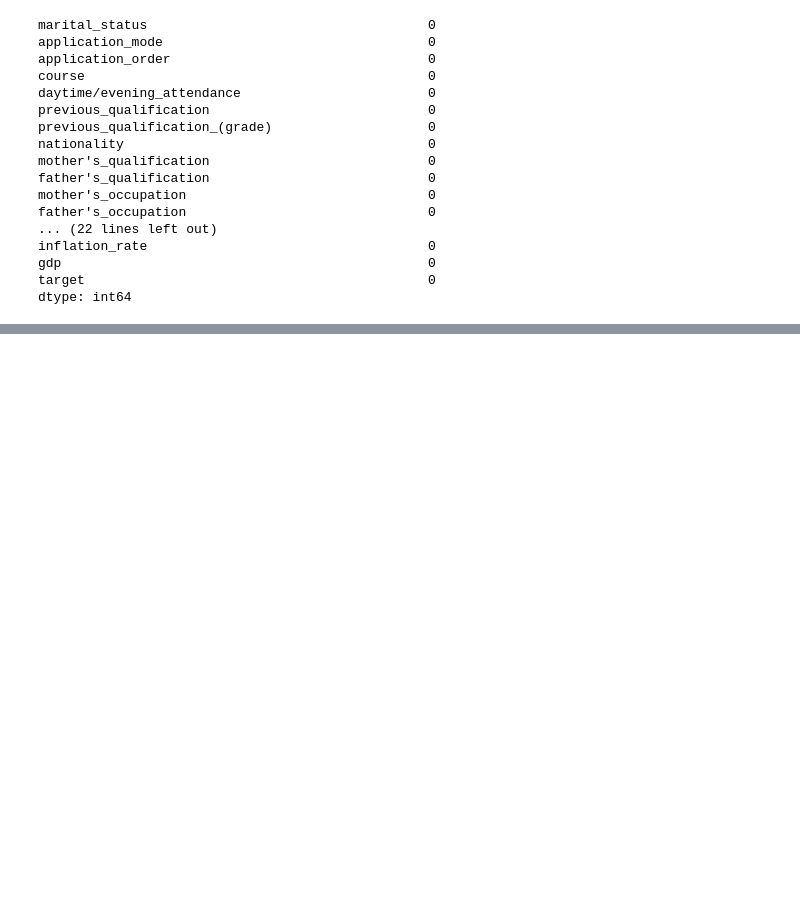
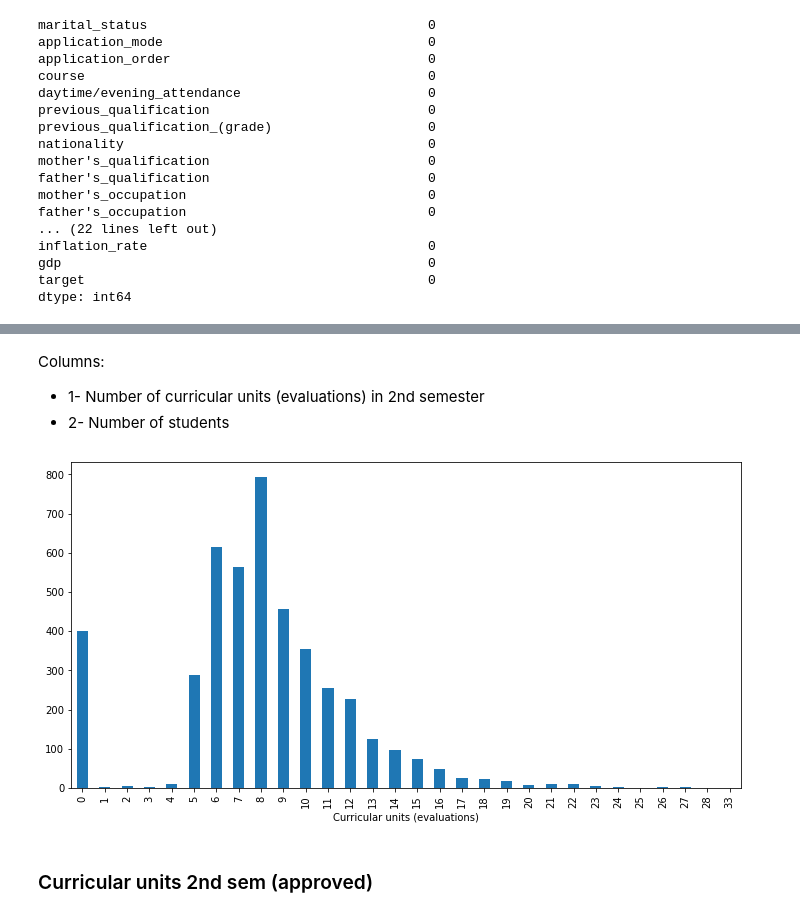
Before and after one commit to AndreJacobsPy/ai-academy-capstone, a Jupyter notebook: exploration.ipynb, the cells around one changed output, grey strips where cells are left out. Cells and saved outputs as stored; diff of their text form; code cells hidden in the pictures; blank space fills up the shorter version.

```diff
--- a/exploration.ipynb
+++ b/exploration.ipynb
@@ -662,0 +754,3 @@ dtype: int64
+# %%
+units_2nd_sem_evaluations = df['curricular_units_2nd_sem_(evaluations)'].value_counts().sort_index()
+units_2nd_sem_evaluations
@@ -662,0 +775,10 @@ dtype: int64
+# %% [markdown]
+Columns:
+- 1- Number of curricular units (evaluations) in 2nd semester
+- 2- Number of students
+# %%
+units_2nd_sem_evaluations.plot(xlabel='Curricular units (evaluations)',kind='bar', figsize=(12,6));
+# %% [output]
+[figure, added]
+# %% [markdown]
+### Curricular units 2nd sem (approved)
```
Also changed, not shown: parts of 54 cells of this notebook.
